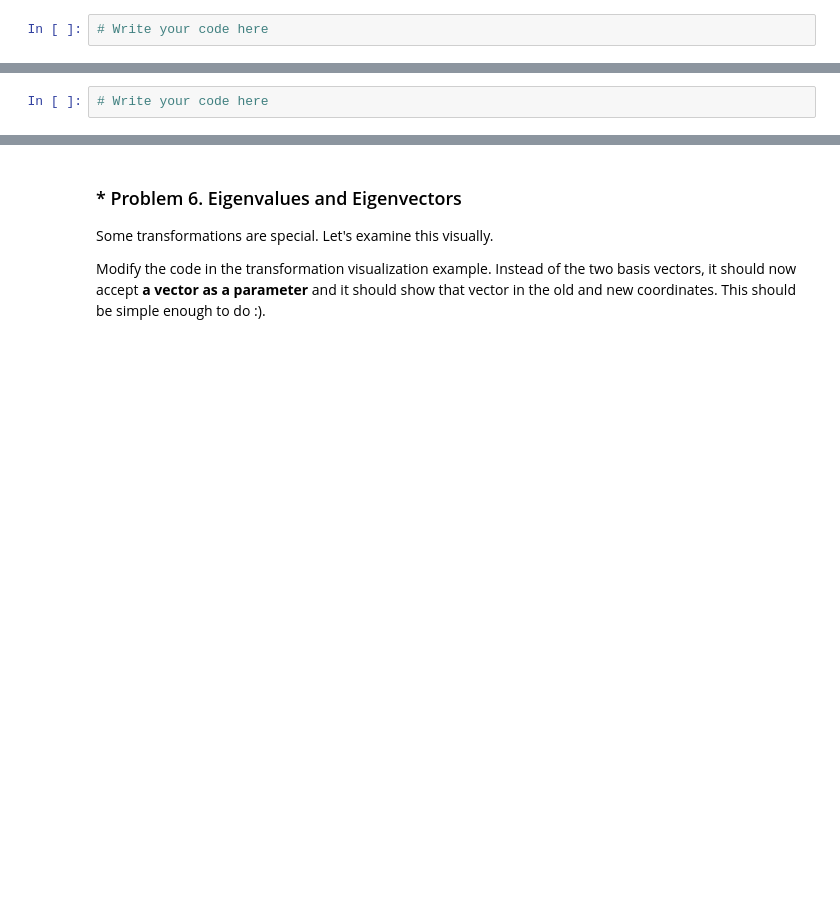
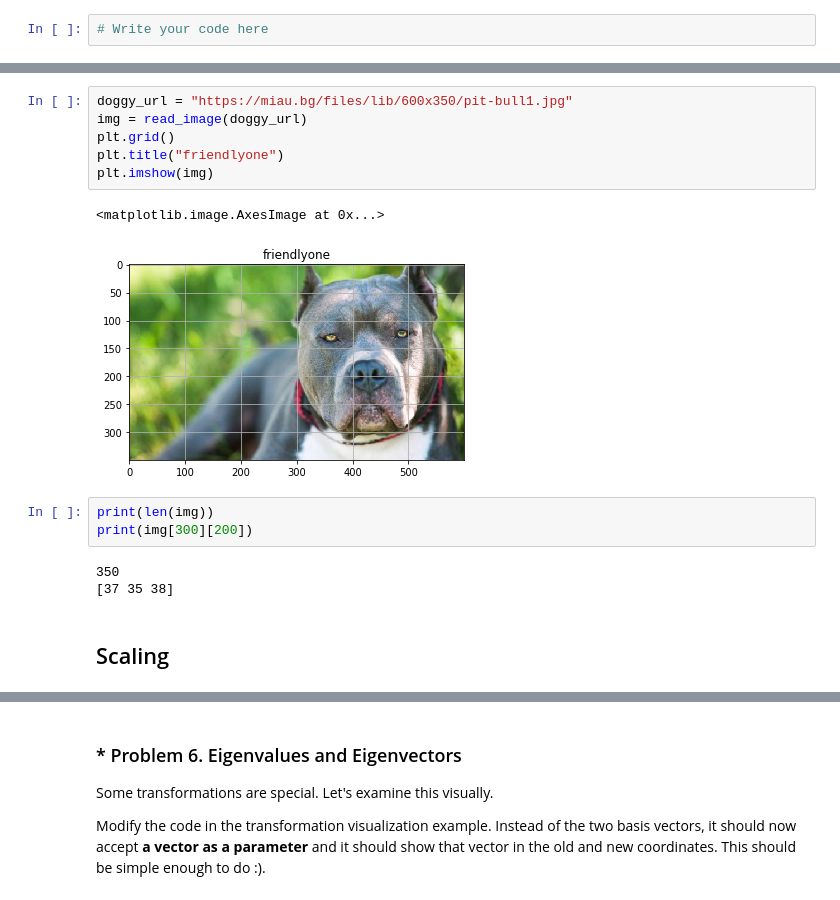
Before and after one commit to LuGeorgiev/Python-SoftUni, a Jupyter notebook: MathConceptsForDevelopers/04.LinearAlgebraExcercise/Linear Algebra Exercise.ipynb, the cells around one changed output, grey strips where cells are left out. Drawn from its saved outputs; the diff is of its cells as text; blank space fills up the shorter version.

```diff
--- a/MathConceptsForDevelopers/04.LinearAlgebraExcercise/Linear Algebra Exercise.ipynb
+++ b/MathConceptsForDevelopers/04.LinearAlgebraExcercise/Linear Algebra Exercise.ipynb
@@ -553,5 +561,20 @@ Follow [this tutorial](http://www.learnopencv.com/homography-examples-using-open
 **Note:** You can use the `read_image()` function to read the image, and `plt.imshow()` instead of `cv.imshow()`. It's simpler to use `OpenCV` just for finding the perspective correction matrix.
 
 For more information about linear transformations on images in OpenCV, you can have a look at [this tutorial](https://opencv-python-tutroals.readthedocs.io/en/latest/py_tutorials/py_imgproc/py_geometric_transformations/py_geometric_transformations.html#geometric-transformations).
-# %%
-# Write your code here
+# %%
+doggy_url = "https://miau.bg/files/lib/600x350/pit-bull1.jpg"
+img = read_image(doggy_url)
+plt.grid()
+plt.title("friendlyone")
+plt.imshow(img)
+# %% [output]
+<matplotlib.image.AxesImage at 0x...>
+[figure, added]
+# %%
+print(len(img))
+print(img[300][200])
+# %% [output]
+350
+[37 35 38]
+# %% [markdown]
+## Scaling
```
Also changed, not shown: parts of 17 cells of this notebook, 1 other file.
